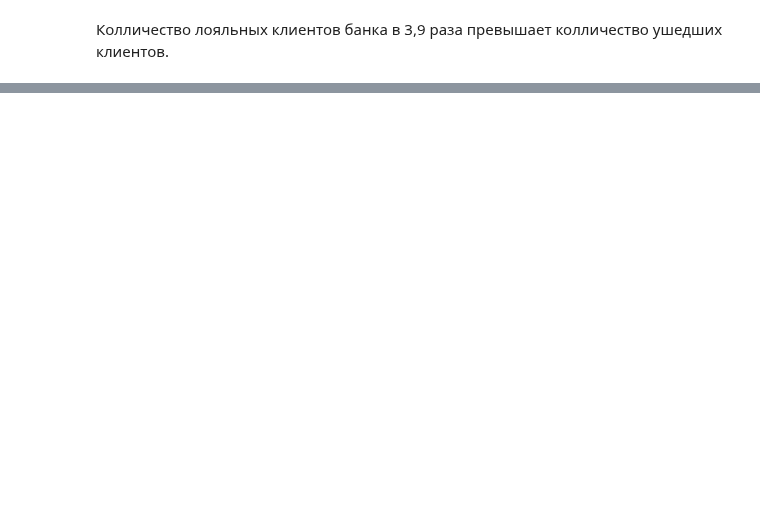
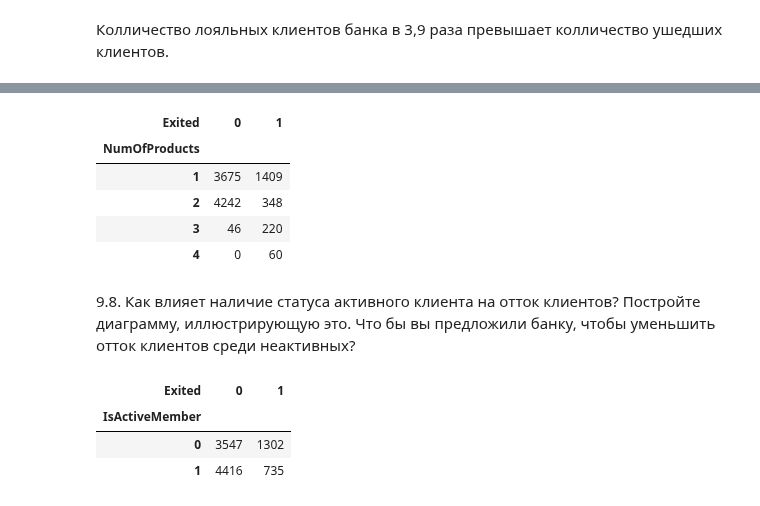
Before and after one commit to BubbleGama4ok/test, a Jupyter notebook: PY_13_Визуализация данных/Закрепление знаний.ipynb, the cells around one changed output, grey strips where cells are left out. Cells and saved outputs as stored; diff of their text form; code cells hidden in the pictures; blank space fills up the shorter version.

```diff
--- a/PY_13_Визуализация данных/Закрепление знаний.ipynb
+++ b/PY_13_Визуализация данных/Закрепление знаний.ipynb
@@ -81,0 +169,16 @@ fig = px.histogram(
+# %%
+pivot_loyality = churn_data.pivot_table(
+    values='CustomerId',
+    index='NumOfProducts',
+    columns='Exited',
+    aggfunc='count',
+    fill_value=0
+)
+display(pivot_loyality)
+# %% [output]
+| Exited | 0 | 1 |
+| NumOfProducts |  |  |
+| 1 | 3675 | 1409 |
+| 2 | 4242 | 348 |
+| 3 | 46 | 220 |
+| 4 | 0 | 60 |
@@ -81,0 +193,10 @@ fig = px.histogram(
+# %% [markdown]
+9.8. Как влияет наличие статуса активного клиента на отток клиентов? Постройте диаграмму, иллюстрирующую это. Что бы вы предложили банку, чтобы уменьшить отток клиентов среди неактивных?
+# %%
+status = churn_data.groupby(['IsActiveMember','Exited'])['Exited'].count().unstack()
+display(status)
+# %% [output]
+| Exited | 0 | 1 |
+| IsActiveMember |  |  |
+| 0 | 3547 | 1302 |
+| 1 | 4416 | 735 |
```
Also changed, not shown: parts of 38 cells of this notebook.
